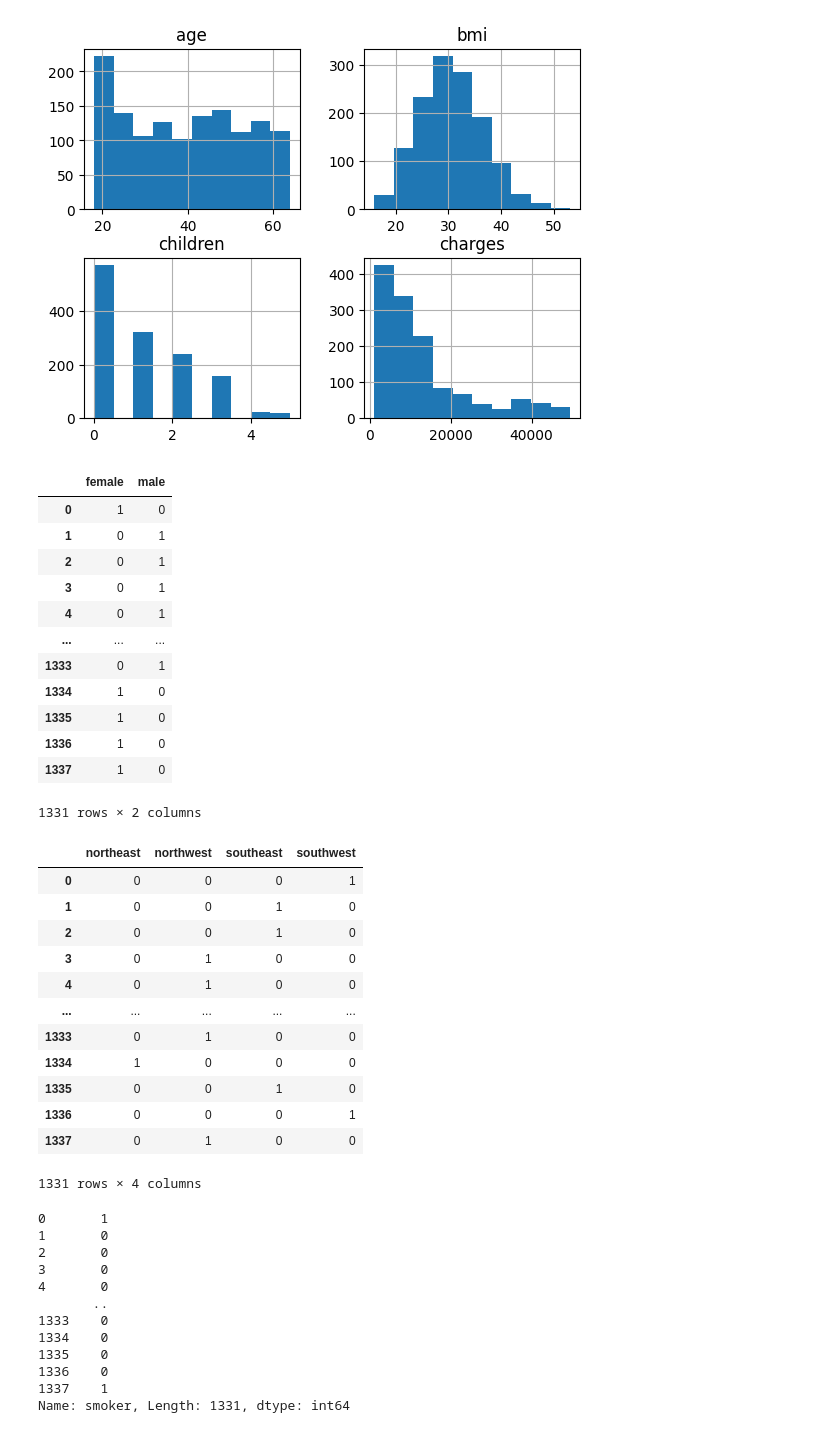
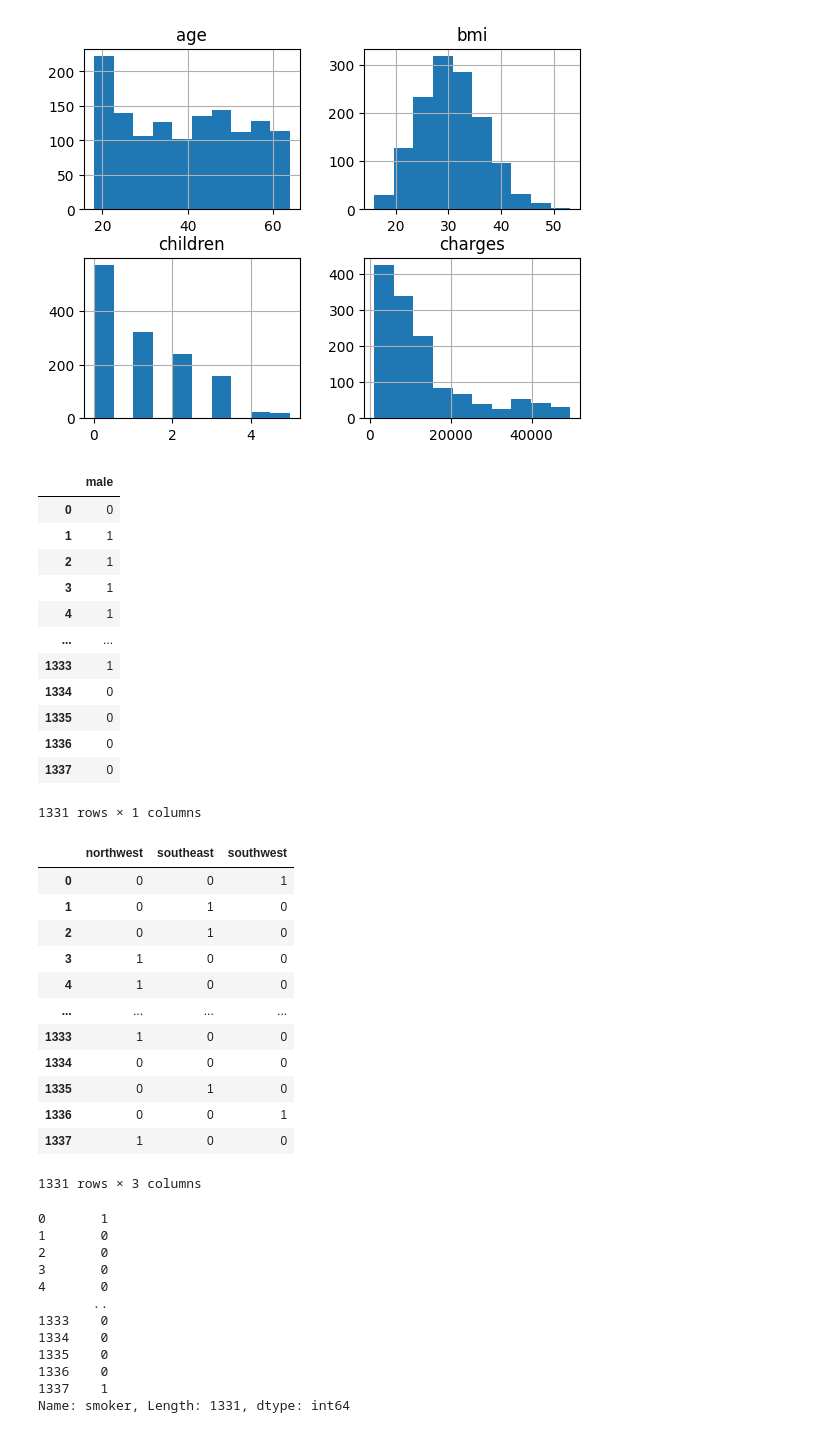
Before and after one commit to jordiizz/rl_platzi, a Jupyter notebook: isurance/notebooks/rl_insurance.ipynb, the cells around one changed output. Drawn from its saved outputs; the diff is of its cells as text; code cells hidden in the pictures.

```diff
--- a/isurance/notebooks/rl_insurance.ipynb
+++ b/isurance/notebooks/rl_insurance.ipynb
@@ -71,42 +71,42 @@ array([[<Axes: title={'center': 'age'}>, <Axes: title={'center': 'bmi'}>],
 [figure]
 # %%
 # One-hot encoding para sexo
-dummies_sex = pd.get_dummies(df.sex, dtype=int)
+dummies_sex = pd.get_dummies(df.sex, dtype=int, drop_first=True)
 dummies_sex
 # %% [output]
-|  | female | male |
-| 0 | 1 | 0 |
-| 1 | 0 | 1 |
-| 2 | 0 | 1 |
-| 3 | 0 | 1 |
-| 4 | 0 | 1 |
-| ... | ... | ... |
-| 1333 | 0 | 1 |
-| 1334 | 1 | 0 |
-| 1335 | 1 | 0 |
-| 1336 | 1 | 0 |
-| 1337 | 1 | 0 |
+|  | male |
+| 0 | 0 |
+| 1 | 1 |
+| 2 | 1 |
+| 3 | 1 |
+| 4 | 1 |
+| ... | ... |
+| 1333 | 1 |
+| 1334 | 0 |
+| 1335 | 0 |
+| 1336 | 0 |
+| 1337 | 0 |
-1331 rows × 2 columns
+1331 rows × 1 columns
 # %%
 df = df.join(dummies_sex)
 # %%
 # One-hot encoding para region
-dummies_region = pd.get_dummies(df.region, dtype=int)
+dummies_region = pd.get_dummies(df.region, dtype=int,  drop_first=True)
 dummies_region
 # %% [output]
-|  | northeast | northwest | southeast | southwest |
-| 0 | 0 | 0 | 0 | 1 |
-| 1 | 0 | 0 | 1 | 0 |
-| 2 | 0 | 0 | 1 | 0 |
-| 3 | 0 | 1 | 0 | 0 |
-| 4 | 0 | 1 | 0 | 0 |
-| ... | ... | ... | ... | ... |
-| 1333 | 0 | 1 | 0 | 0 |
-| 1334 | 1 | 0 | 0 | 0 |
-| 1335 | 0 | 0 | 1 | 0 |
-| 1336 | 0 | 0 | 0 | 1 |
-| 1337 | 0 | 1 | 0 | 0 |
+|  | northwest | southeast | southwest |
+| 0 | 0 | 0 | 1 |
+| 1 | 0 | 1 | 0 |
+| 2 | 0 | 1 | 0 |
+| 3 | 1 | 0 | 0 |
+| 4 | 1 | 0 | 0 |
+| ... | ... | ... | ... |
+| 1333 | 1 | 0 | 0 |
+| 1334 | 0 | 0 | 0 |
+| 1335 | 0 | 1 | 0 |
+| 1336 | 0 | 0 | 1 |
+| 1337 | 1 | 0 | 0 |
-1331 rows × 4 columns
+1331 rows × 3 columns
 # %%
 df = df.join(dummies_region)
 # %%
```
Also changed, not shown: parts of 23 cells of this notebook, 1 other file.
